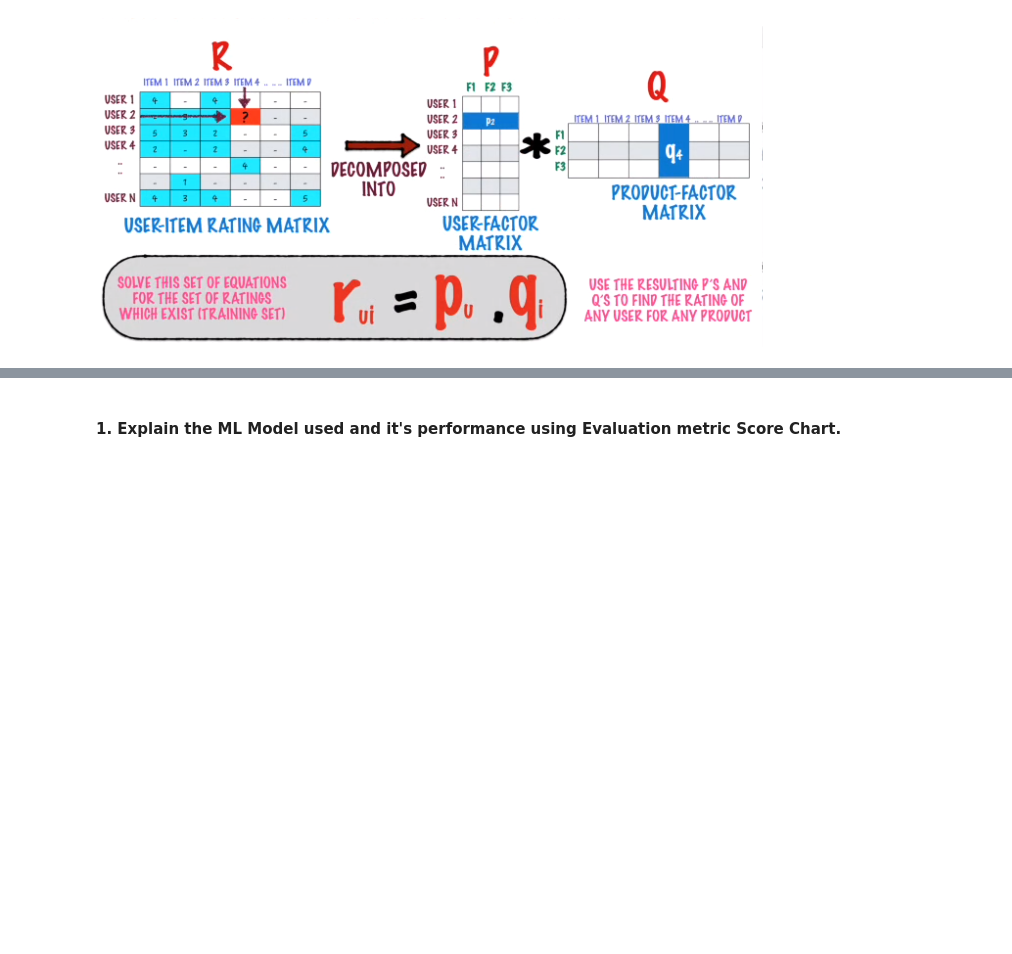
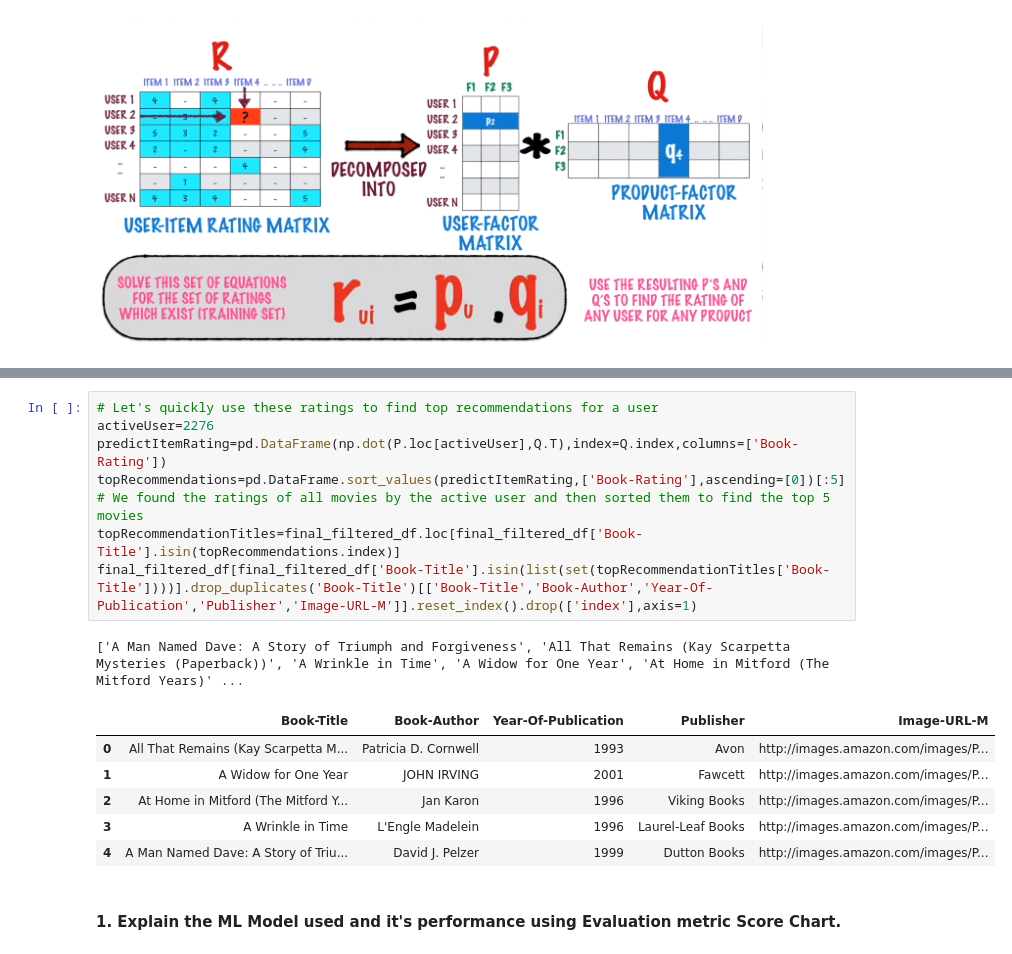
Before and after one commit to Pratik94229/Book-Recommendation-System, a Jupyter notebook: Books_Recommendation_System.ipynb, the cells around one changed output, grey strips where cells are left out. Saved outputs shown, nothing was run; the diff lists cells and outputs as text; blank space fills up the shorter version.

```diff
--- a/Books_Recommendation_System.ipynb
+++ b/Books_Recommendation_System.ipynb
@@ -1152,3 +1181,19 @@ KeyboardInterrupt: ignored
+# %%
+# Let's quickly use these ratings to find top recommendations for a user
+activeUser=2276
+predictItemRating=pd.DataFrame(np.dot(P.loc[activeUser],Q.T),index=Q.index,columns=['Book-Rating'])
+topRecommendations=pd.DataFrame.sort_values(predictItemRating,['Book-Rating'],ascending=[0])[:5]
+# We found the ratings of all movies by the active user and then sorted them to find the top 5 movies
+topRecommendationTitles=final_filtered_df.loc[final_filtered_df['Book-Title'].isin(topRecommendations.index)]
+final_filtered_df[final_filtered_df['Book-Title'].isin(list(set(topRecommendationTitles['Book-Title'])))].drop_duplicates('Book-Title')[['Book-Title','Book-Author','Year-Of-Publication','Publisher','Image-URL-M']].reset_index().drop(['index'],axis=1)
+# %% [output]
+['A Man Named Dave: A Story of Triumph and Forgiveness', 'All That Remains (Kay Scarpetta Mysteries (Paperback))', 'A Wrinkle in Time', 'A Widow for One Year', 'At Home in Mitford (The Mitford Years)' ...
+|  | Book-Title | Book-Author | Year-Of-Publication | Publisher | Image-URL-M |
+| 0 | All That Remains (Kay Scarpetta M... | Patricia D. Cornwell | 1993 | Avon | http://images.amazon.com/images/P... |
+| 1 | A Widow for One Year | JOHN IRVING | 2001 | Fawcett | http://images.amazon.com/images/P... |
+| 2 | At Home in Mitford (The Mitford Y... | Jan Karon | 1996 | Viking Books | http://images.amazon.com/images/P... |
+| 3 | A Wrinkle in Time | L'Engle Madelein | 1996 | Laurel-Leaf Books | http://images.amazon.com/images/P... |
+| 4 | A Man Named Dave: A Story of Triu... | David J. Pelzer | 1999 | Dutton Books | http://images.amazon.com/images/P... |
 # %% [markdown]
 #### 1. Explain the ML Model used and it's performance using Evaluation metric Score Chart.
 # %%
```
Also changed, not shown: parts of 6 cells of this notebook.
